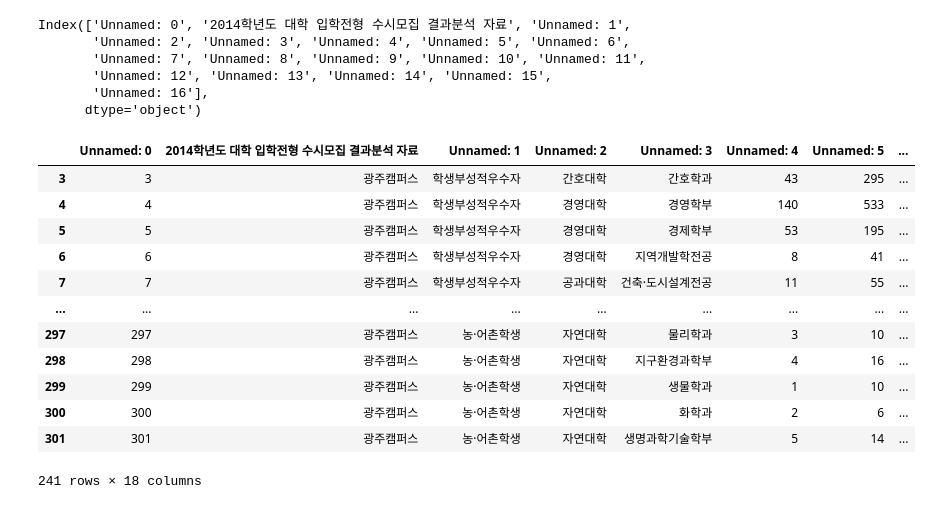
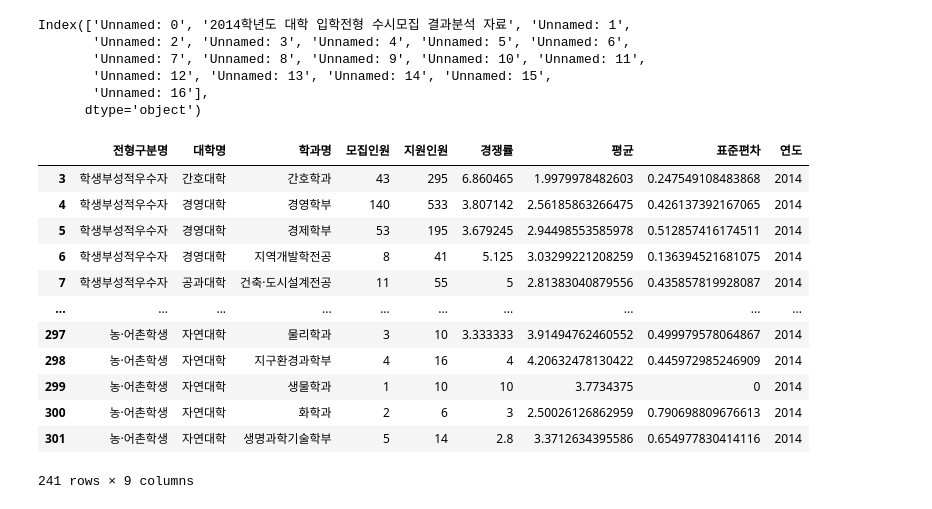
Before and after one commit to J-sh1/data-science, a Jupyter notebook: 데이터 전처리.ipynb, the cells around one changed output. Saved outputs shown, nothing was run; the diff lists cells and outputs as text; code cells hidden in the pictures.

```diff
--- a/데이터 전처리.ipynb
+++ b/데이터 전처리.ipynb
@@ -228,19 +318,31 @@ Index(['Unnamed: 0', '2014학년도 대학 입학전형 수시모집 결과분
       dtype='object')
 # %%
 data3 = data3[data3['2014학년도 대학 입학전형 수시모집 결과분석 자료'] == '광주캠퍼스']
-res_data3 = data3[['Unnamed: 2', 'Unnamed: 3', 'Unnamed: 4','Unnamed: 9', 'Unnamed: 10']]
+res_data3 = data3[['Unnamed: 1', 'Unnamed: 2', 'Unnamed: 3', 'Unnamed: 4', 'Unnamed: 5', 'Unnamed: 7', 'Unnamed: 9', 'Unnamed: 10']]
+res_data3 = res_data3.rename(columns = {
+    'Unnamed: 1' : '전형구분명',
+    'Unnamed: 2' : '대학명',
+    'Unnamed: 3' : '학과명',
+    'Unnamed: 4' : '모집인원',
+    'Unnamed: 5' : '지원인원',
+    'Unnamed: 7' : '경쟁률',
+    'Unnamed: 9' : '평균',
+    'Unnamed: 10' : '표준편차'
+})
+res_data3['연도'] = 2014
+res_data3
 # %% [output]
-|  | Unnamed: 0 | 2014학년도 대학 입학전형 수시모집 결과분석 자료 | Unnamed: 1 | Unnamed: 2 | Unnamed: 3 | Unnamed: 4 | Unnamed: 5 | ... |
-| 3 | 3 | 광주캠퍼스 | 학생부성적우수자 | 간호대학 | 간호학과 | 43 | 295 | ... |
-| 4 | 4 | 광주캠퍼스 | 학생부성적우수자 | 경영대학 | 경영학부 | 140 | 533 | ... |
-| 5 | 5 | 광주캠퍼스 | 학생부성적우수자 | 경영대학 | 경제학부 | 53 | 195 | ... |
-| 6 | 6 | 광주캠퍼스 | 학생부성적우수자 | 경영대학 | 지역개발학전공 | 8 | 41 | ... |
-| 7 | 7 | 광주캠퍼스 | 학생부성적우수자 | 공과대학 | 건축·도시설계전공 | 11 | 55 | ... |
-| ... | ... | ... | ... | ... | ... | ... | ... | ... |
-| 297 | 297 | 광주캠퍼스 | 농·어촌학생 | 자연대학 | 물리학과 | 3 | 10 | ... |
-| 298 | 298 | 광주캠퍼스 | 농·어촌학생 | 자연대학 | 지구환경과학부 | 4 | 16 | ... |
-| 299 | 299 | 광주캠퍼스 | 농·어촌학생 | 자연대학 | 생물학과 | 1 | 10 | ... |
-| 300 | 300 | 광주캠퍼스 | 농·어촌학생 | 자연대학 | 화학과 | 2 | 6 | ... |
-| 301 | 301 | 광주캠퍼스 | 농·어촌학생 | 자연대학 | 생명과학기술학부 | 5 | 14 | ... |
+|  | 전형구분명 | 대학명 | 학과명 | 모집인원 | 지원인원 | 경쟁률 | 평균 | 표준편차 | 연도 |
+| 3 | 학생부성적우수자 | 간호대학 | 간호학과 | 43 | 295 | 6.860465 | 1.9979978482603 | 0.247549108483868 | 2014 |
+| 4 | 학생부성적우수자 | 경영대학 | 경영학부 | 140 | 533 | 3.807142 | 2.56185863266475 | 0.426137392167065 | 2014 |
+| 5 | 학생부성적우수자 | 경영대학 | 경제학부 | 53 | 195 | 3.679245 | 2.94498553585978 | 0.512857416174511 | 2014 |
+| 6 | 학생부성적우수자 | 경영대학 | 지역개발학전공 | 8 | 41 | 5.125 | 3.03299221208259 | 0.136394521681075 | 2014 |
+| 7 | 학생부성적우수자 | 공과대학 | 건축·도시설계전공 | 11 | 55 | 5 | 2.81383040879556 | 0.435857819928087 | 2014 |
+| ... | ... | ... | ... | ... | ... | ... | ... | ... | ... |
+| 297 | 농·어촌학생 | 자연대학 | 물리학과 | 3 | 10 | 3.333333 | 3.91494762460552 | 0.499979578064867 | 2014 |
+| 298 | 농·어촌학생 | 자연대학 | 지구환경과학부 | 4 | 16 | 4 | 4.20632478130422 | 0.445972985246909 | 2014 |
+| 299 | 농·어촌학생 | 자연대학 | 생물학과 | 1 | 10 | 10 | 3.7734375 | 0 | 2014 |
+| 300 | 농·어촌학생 | 자연대학 | 화학과 | 2 | 6 | 3 | 2.50026126862959 | 0.790698809676613 | 2014 |
+| 301 | 농·어촌학생 | 자연대학 | 생명과학기술학부 | 5 | 14 | 2.8 | 3.3712634395586 | 0.654977830414116 | 2014 |
-241 rows × 18 columns
+241 rows × 9 columns
 # %%
```
Also changed, not shown: parts of 59 cells of this notebook.
